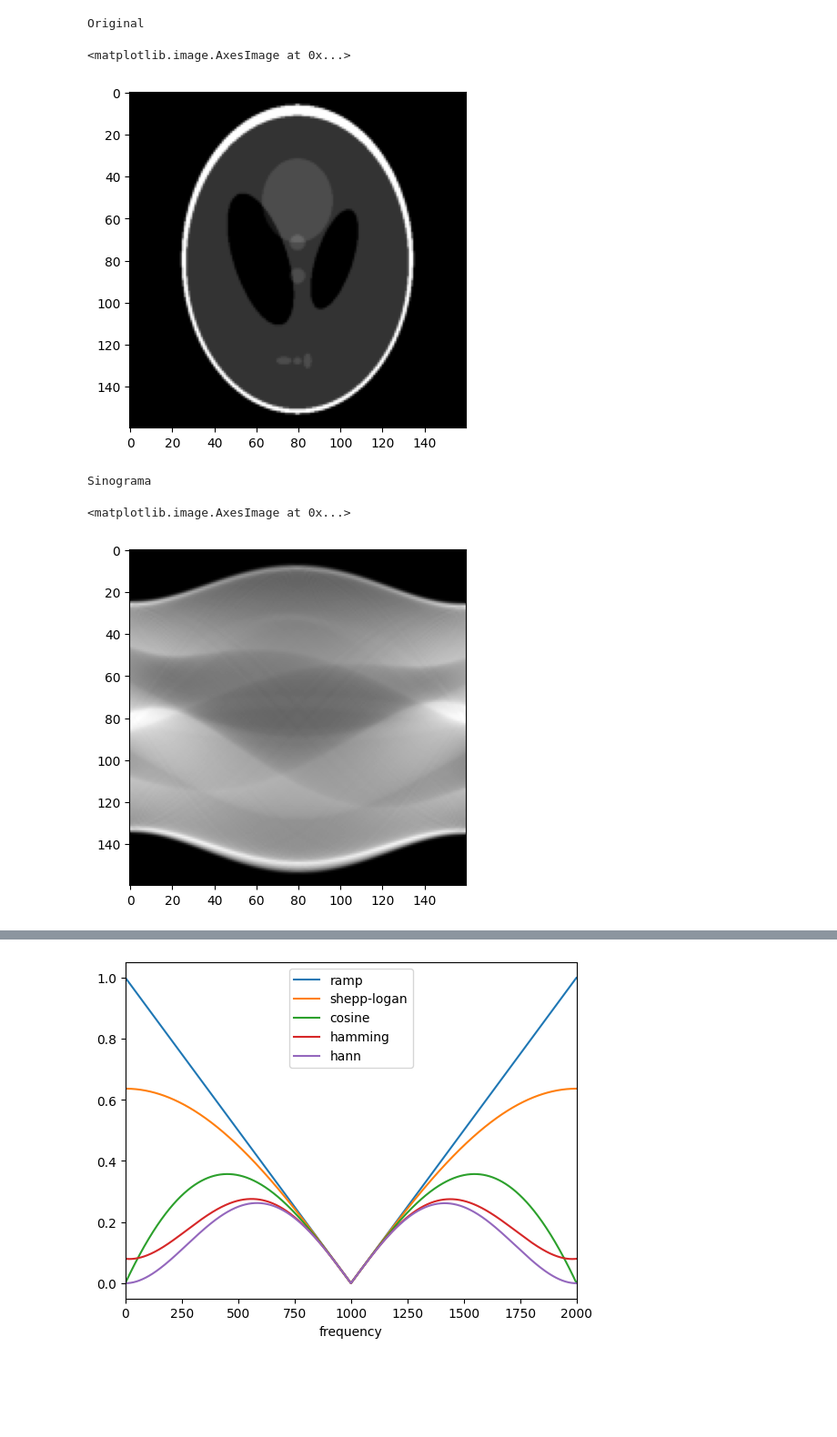
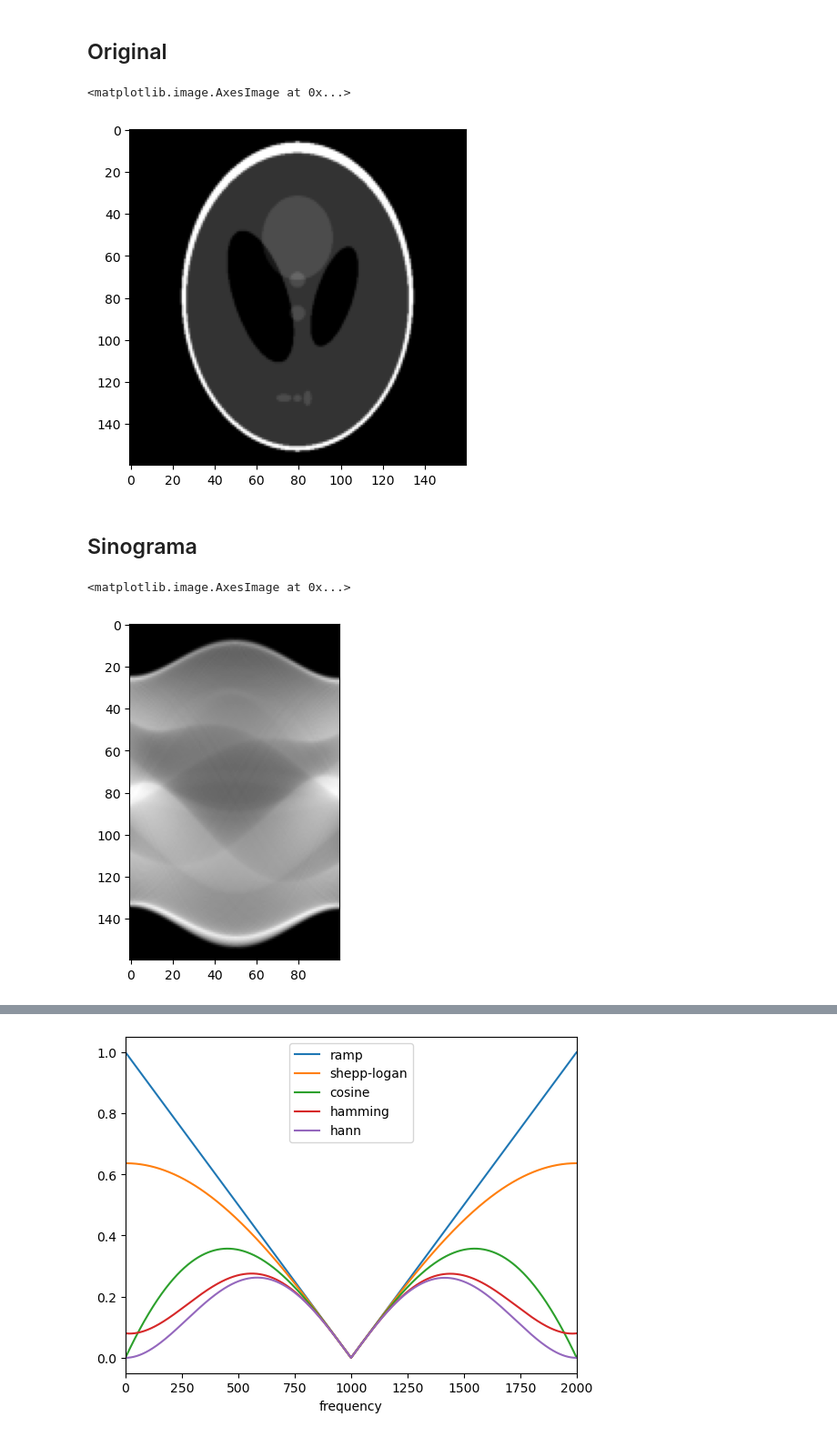
Before and after one commit to Cande-Gioia/Recuperacion-de-Tomografia, a Jupyter notebook: Pruebas.ipynb, the cells around one changed output, grey strips where cells are left out. Shown at 91% size. Saved outputs shown, nothing was run; the diff lists cells and outputs as text; code cells hidden in the pictures; blank space fills up the shorter version.

```diff
--- a/Pruebas.ipynb
+++ b/Pruebas.ipynb
@@ -1,3 +1,5 @@
+# %% [markdown]
+## Original
 # %%
 import numpy as np
 import matplotlib.pyplot as plt
@@ -18,22 +20,22 @@ image = rescale(image, scale=0.4, mode='reflect', channel_axis=None)
 
 N = image.shape[0]
 
-print('Original')
 plt.figure()
 plt.imshow(image)
 # %% [output]
-Original
+<matplotlib.image.AxesImage at 0x...>
-<matplotlib.image.AxesImage at 0x...>
 [figure]
+# %% [markdown]
+## Sinograma
 # %%
 max_angle = 180.0
-angles = np.linspace(0.0, max_angle, N)
+P = 100 # cant proyecciones
+#angles = np.linspace(0.0, max_angle, N)
+angles = np.arange(0, 180, 180/P)
 sinogram = transform.radon(image, theta=angles)
 
-print('Sinograma')
 plt.figure()
 plt.imshow(sinogram)
 # %% [output]
-Sinograma
+<matplotlib.image.AxesImage at 0x...>
-<matplotlib.image.AxesImage at 0x...>
-[figure, old version]
+[figure, new version]
```
Also changed, not shown: parts of 22 cells of this notebook.
